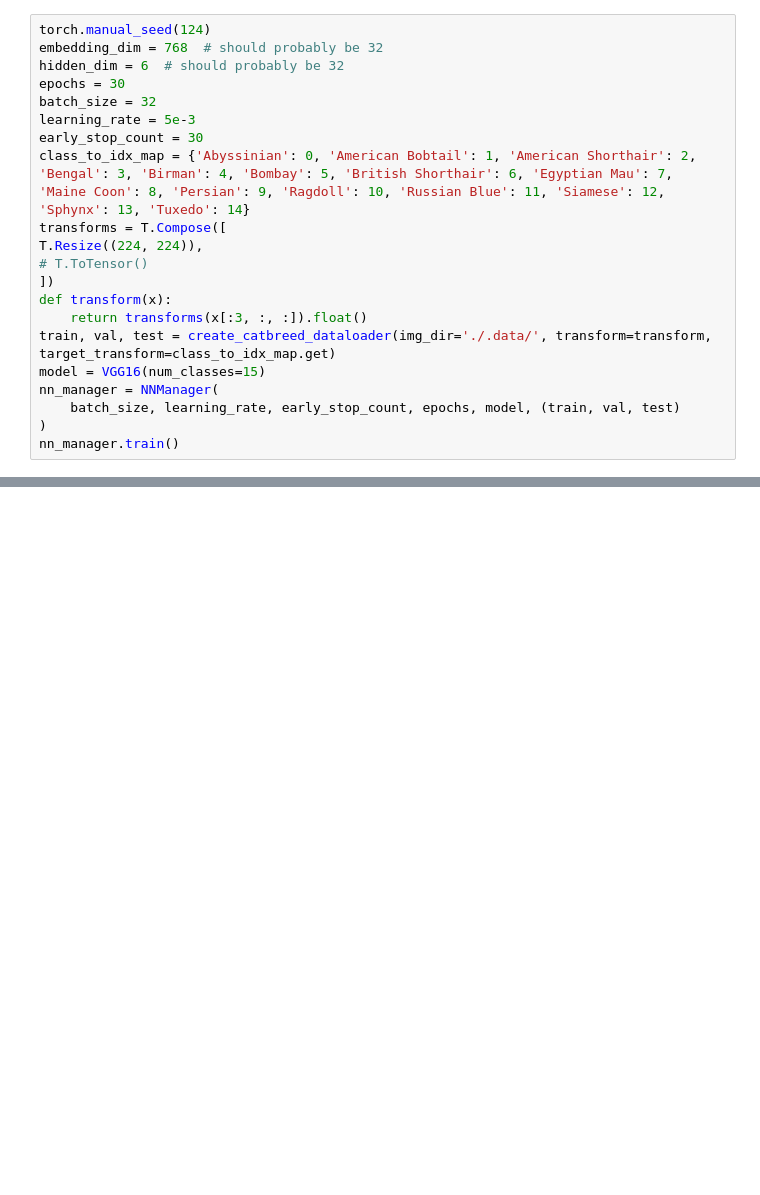
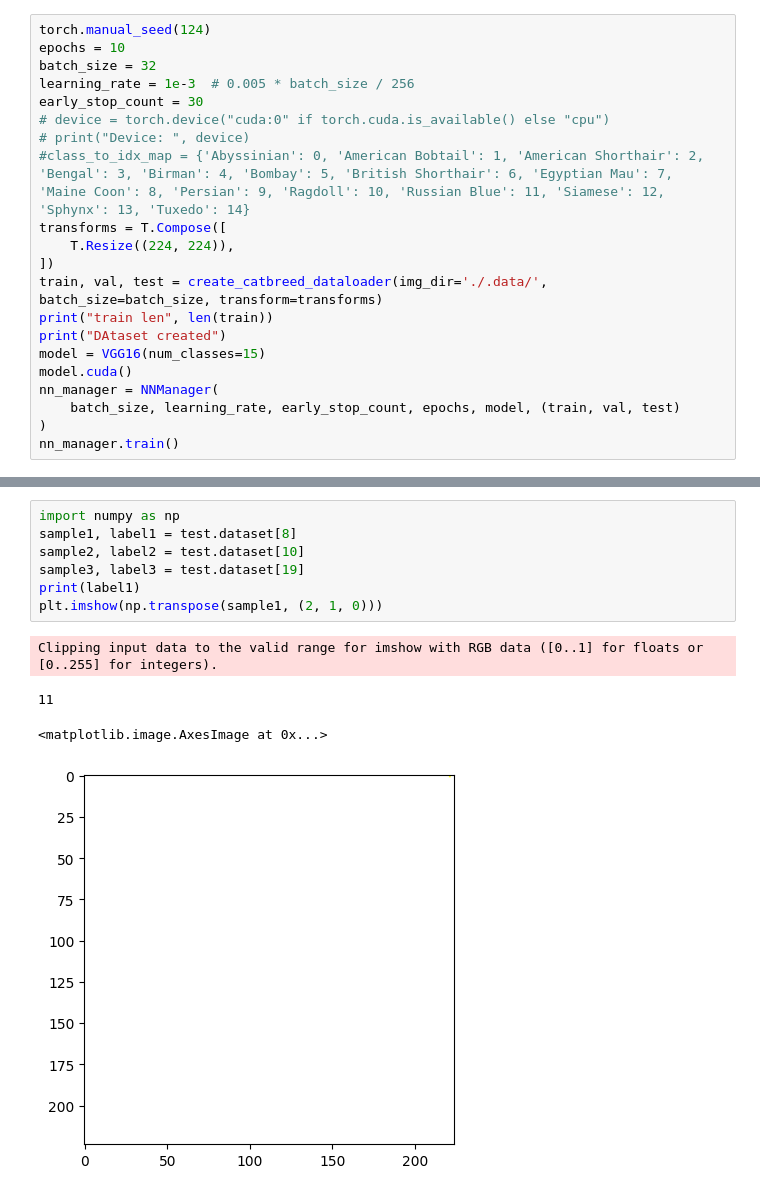
Before and after one commit to CogitoNTNU/CatMatch, a Jupyter notebook: vgg3.ipynb, the cells around one changed output, grey strips where cells are left out. Drawn from its saved outputs; the diff is of its cells as text; blank space fills up the shorter version.

Commit message:
fix: use built in ImageFolder class instead

```diff
--- a/vgg3.ipynb
+++ b/vgg3.ipynb
@@ -10,20 +15,20 @@ import torchvision.transforms.functional as TF
 # %%
 torch.manual_seed(124)
-embedding_dim = 768  # should probably be 32
-hidden_dim = 6  # should probably be 32
-epochs = 30
+epochs = 10
 batch_size = 32
-learning_rate = 5e-3
+learning_rate = 1e-3  # 0.005 * batch_size / 256
 early_stop_count = 30
-class_to_idx_map = {'Abyssinian': 0, 'American Bobtail': 1, 'American Shorthair': 2, 'Bengal': 3, 'Birman': 4, 'Bombay': 5, 'British Shorthair': 6, 'Egyptian Mau': 7, 'Maine Coon': 8, 'Persian': 9, 'Ragdoll': 10, 'Russian Blue': 11, 'Siamese': 12, 'Sphynx': 13, 'Tuxedo': 14}
+# device = torch.device("cuda:0" if torch.cuda.is_available() else "cpu")
+# print("Device: ", device)
+#class_to_idx_map = {'Abyssinian': 0, 'American Bobtail': 1, 'American Shorthair': 2, 'Bengal': 3, 'Birman': 4, 'Bombay': 5, 'British Shorthair': 6, 'Egyptian Mau': 7, 'Maine Coon': 8, 'Persian': 9, 'Ragdoll': 10, 'Russian Blue': 11, 'Siamese': 12, 'Sphynx': 13, 'Tuxedo': 14}
 transforms = T.Compose([
-T.Resize((224, 224)),
-# T.ToTensor()
+    T.Resize((224, 224)),
 ])
-def transform(x):
-    return transforms(x[:3, :, :]).float()
-train, val, test = create_catbreed_dataloader(img_dir='./.data/', transform=transform, target_transform=class_to_idx_map.get)
+train, val, test = create_catbreed_dataloader(img_dir='./.data/', batch_size=batch_size, transform=transforms)
+print("train len", len(train))
+print("DAtaset created")
 model = VGG16(num_classes=15)
+model.cuda()
 nn_manager = NNManager(
     batch_size, learning_rate, early_stop_count, epochs, model, (train, val, test)
 )
@@ -49,0 +83,12 @@ Epoch: 0, Batches per seconds: 0.04, Global step:     70, Validation Loss: 4.35,
+# %%
+import numpy as np
+sample1, label1 = test.dataset[8]
+sample2, label2 = test.dataset[10]
+sample3, label3 = test.dataset[19]
+print(label1)
+plt.imshow(np.transpose(sample1, (2, 1, 0)))
+# %% [output]
+Clipping input data to the valid range for imshow with RGB data ([0..1] for floats or [0..255] for integers).
+11
+<matplotlib.image.AxesImage at 0x...>
+[figure, added]
```
Also changed, not shown: parts of 7 cells of this notebook, 3 other files.
